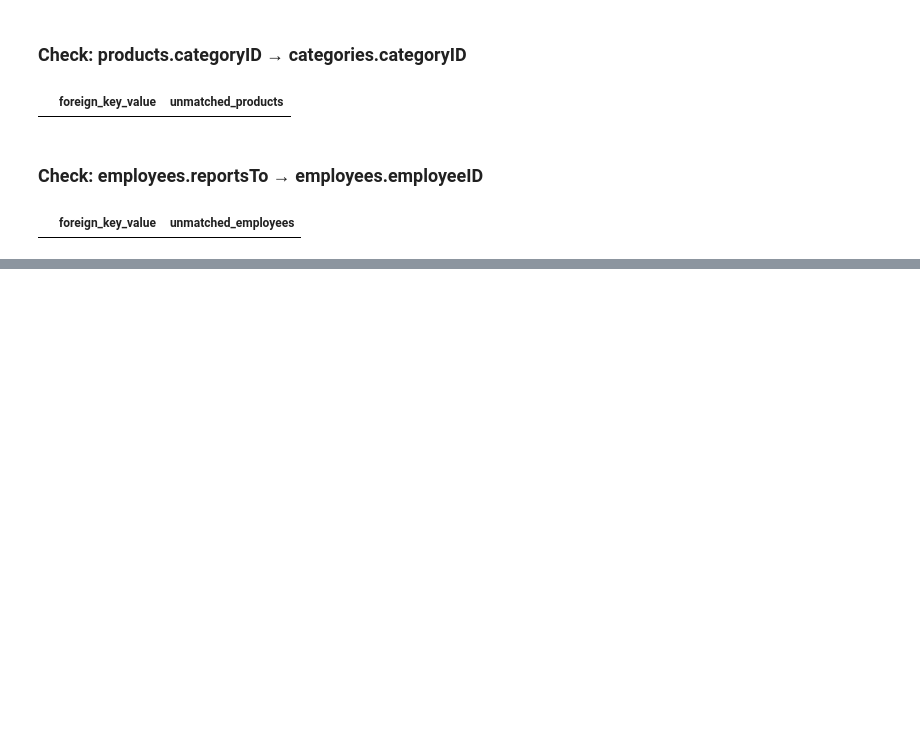
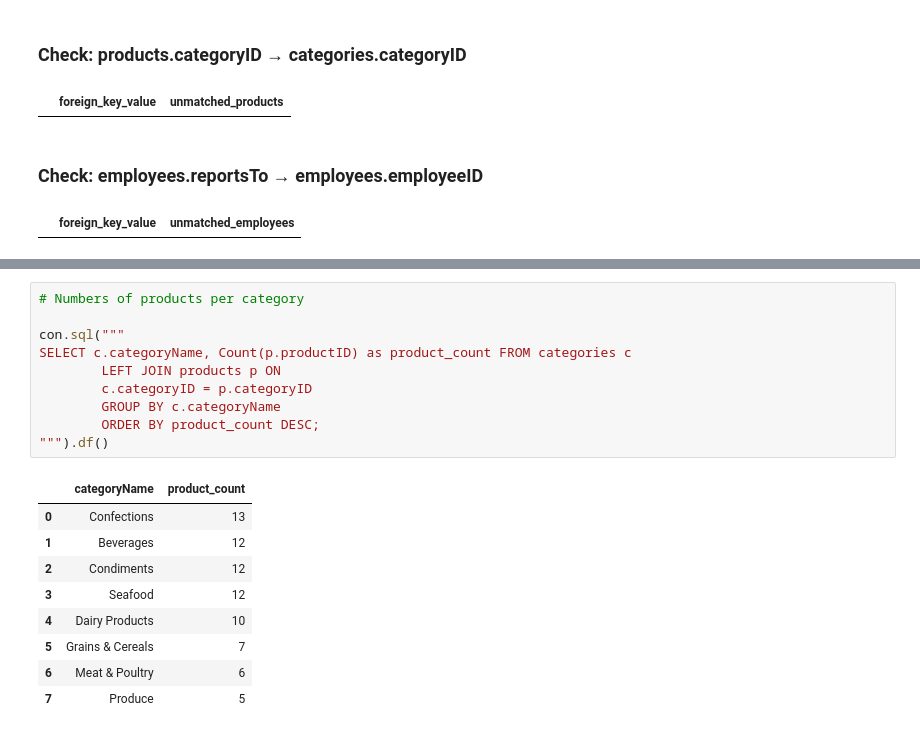
Before and after one commit to jasmeet1234/Sales-Analysis-Northwind-Traders, a Jupyter notebook: notebooks/duckdb_setup.ipynb, the cells around one changed output, grey strips where cells are left out. Cells and saved outputs as stored; diff of their text form; blank space fills up the shorter version.

```diff
--- a/notebooks/duckdb_setup.ipynb
+++ b/notebooks/duckdb_setup.ipynb
@@ -361,0 +372,20 @@ LINE 4:         GROUP BY c.customerID c.contactName
+# %%
+# Numbers of products per category
+
+con.sql("""
+SELECT c.categoryName, Count(p.productID) as product_count FROM categories c
+        LEFT JOIN products p ON
+        c.categoryID = p.categoryID
+        GROUP BY c.categoryName
+        ORDER BY product_count DESC;
+""").df()
+# %% [output]
+|  | categoryName | product_count |
+| 0 | Confections | 13 |
+| 1 | Beverages | 12 |
+| 2 | Condiments | 12 |
+| 3 | Seafood | 12 |
+| 4 | Dairy Products | 10 |
+| 5 | Grains & Cereals | 7 |
+| 6 | Meat & Poultry | 6 |
+| 7 | Produce | 5 |
```
Also changed, not shown: parts of 5 cells of this notebook, 3 other files.
